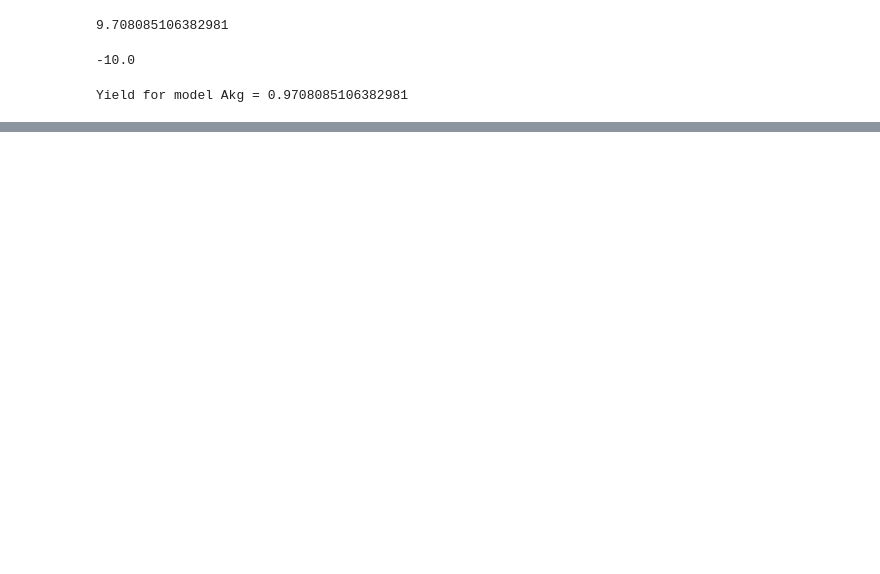
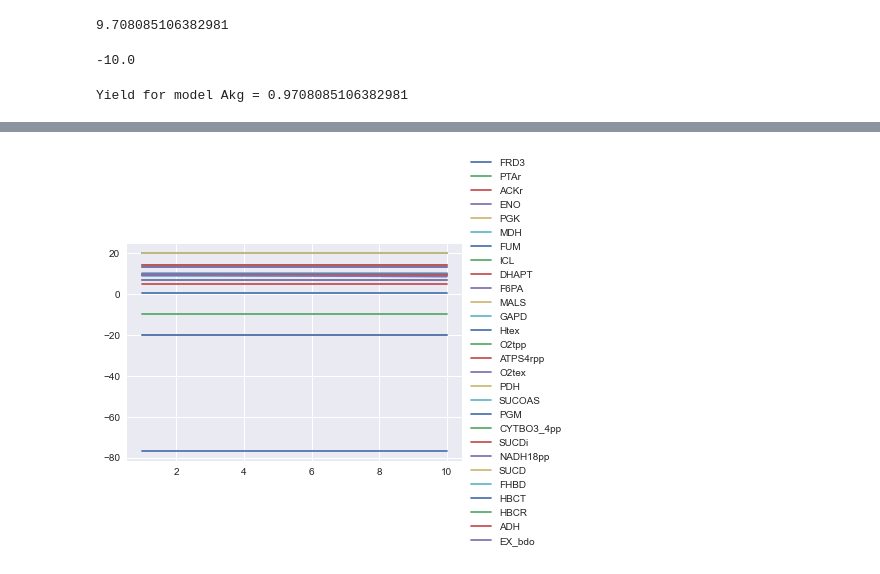
Before and after one commit to 27410/group-assignment-2021-group_11_bdo_production, a Jupyter notebook: BDO project.ipynb, the cells around one changed output, grey strips where cells are left out. Saved outputs shown, nothing was run; the diff lists cells and outputs as text; code cells hidden in the pictures; blank space fills up the shorter version.

Commit message:
Two versions of FSEOF analysis added.

```diff
--- a/BDO project.ipynb
+++ b/BDO project.ipynb
@@ -400,0 +409,7 @@ plt.show()
+# %%
+from cameo import models
+#from cameo.visualization.plotting.with_plotly import PlotlyPlotter
+from cameo.strain_design.deterministic.flux_variability_based import FSEOF
+fseof = FSEOF(model_sucd)
+result_sucd_ex=fseof.run(target=model_sucd.reactions.EX_bdo)
+result_sucd_ex
@@ -400,0 +436,10 @@ plt.show()
+# %%
+from matplotlib import pyplot as plt
+plt.style.use('seaborn')
+%matplotlib inline
+result_sucd_ex.data_frame[:].T.plot()
+plt.legend(loc='center left', bbox_to_anchor=(1, 0.5))
+#plt.savefig("figures/FSEOF_akg.png")
+plt.show()
+# %% [output]
+[figure, added]
```
Also changed, not shown: parts of 27 cells of this notebook.
